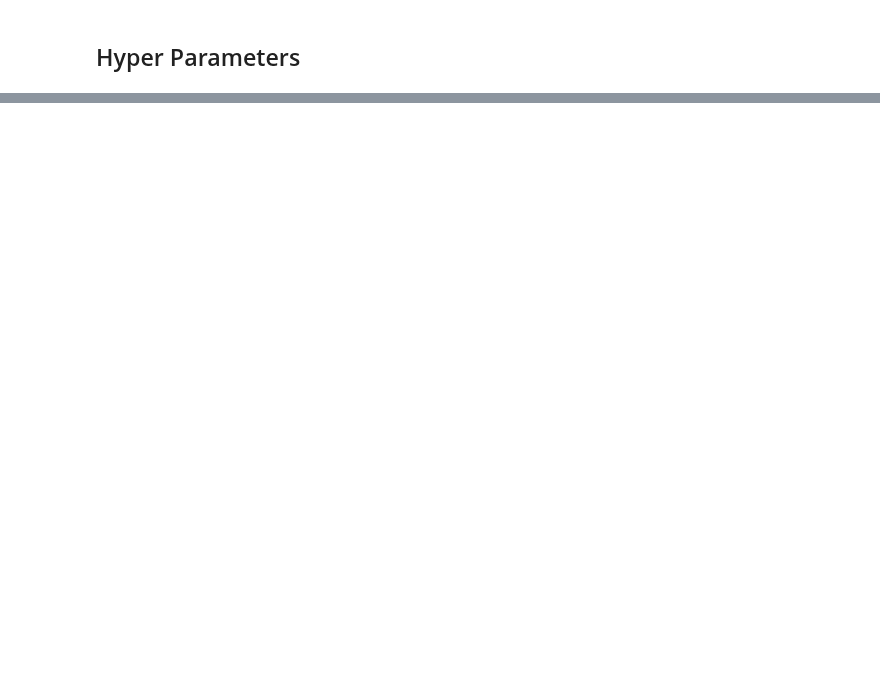
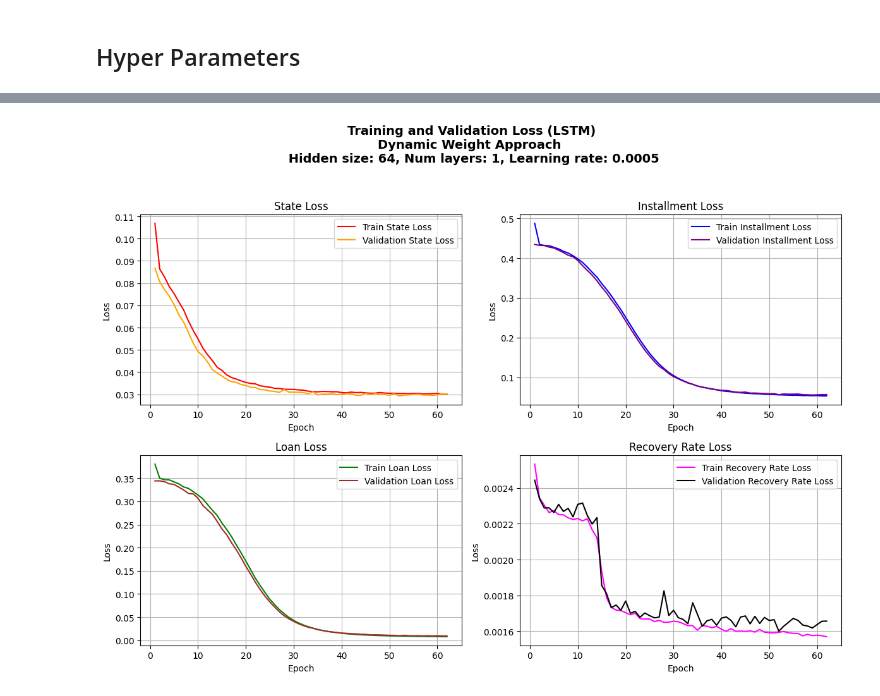
Before and after one commit to QianZeHao123/LoanRL, a Jupyter notebook: FINAL_4_LSTM_multi_task.ipynb, the cells around one changed output, grey strips where cells are left out. Cells and saved outputs as stored; diff of their text form; code cells hidden in the pictures; blank space fills up the shorter version.

```diff
--- a/FINAL_4_LSTM_multi_task.ipynb
+++ b/FINAL_4_LSTM_multi_task.ipynb
@@ -391,0 +1131,56 @@ Early stopping at epoch 87, the best validation loss is 0.09084107481281865
+# %%
+# a plot with 4 subplots
+fig, axs = plt.subplots(2, 2, figsize=(12, 9))
+
+# plot 1: traing_state_loss_list and val_state_loss_list
+axs[0, 0].plot(epochs, traing_state_loss_list, label="Train State Loss", color="red")
+axs[0, 0].plot(epochs, val_state_loss_list, label="Validation State Loss", color="orange")
+axs[0, 0].set_title("State Loss")
+axs[0, 0].set_xlabel("Epoch")
+axs[0, 0].set_ylabel("Loss")
+axs[0, 0].legend()
+axs[0, 0].grid(True)
+
+# plot 2: training_installment_loss_list and val_installment_loss_list
+axs[0, 1].plot(
+    epochs, training_installment_loss_list, label="Train Installment Loss", color="blue"
+)
+axs[0, 1].plot(
+    epochs, val_installment_loss_list, label="Validation Installment Loss", color="purple"
+)
+axs[0, 1].set_title("Installment Loss")
+axs[0, 1].set_xlabel("Epoch")
+axs[0, 1].set_ylabel("Loss")
+axs[0, 1].legend()
+axs[0, 1].grid(True)
+
+# plot 3: training_loan_loss_list and val_loan_loss_list
+axs[1, 0].plot(epochs, training_loan_loss_list, label="Train Loan Loss", color="green")
+axs[1, 0].plot(epochs, val_loan_loss_list, label="Validation Loan Loss", color="brown")
+axs[1, 0].set_title("Loan Loss")
+axs[1, 0].set_xlabel("Epoch")
+axs[1, 0].set_ylabel("Loss")
+axs[1, 0].legend()
+axs[1, 0].grid(True)
+
+# plot 4: training_recovery_rate_loss_list and val_recovery_rate_loss_list
+axs[1, 1].plot(
+    epochs, training_recovery_rate_loss_list, label="Train Recovery Rate Loss", color="magenta"
+)
+axs[1, 1].plot(
+    epochs, val_recovery_rate_loss_list, label="Validation Recovery Rate Loss", color="black"
+)
+axs[1, 1].set_title("Recovery Rate Loss")
+axs[1, 1].set_xlabel("Epoch")
+axs[1, 1].set_ylabel("Loss")
+axs[1, 1].legend()
+axs[1, 1].grid(True)
+
+# add model parameters to the subtitle
+suptitle = f"Dynamic Weight Approach \n Hidden size: {hidden_size}, Num layers: {num_layers}, Learning rate: {learning_rate}"
+plt.suptitle("Training and Validation Loss (LSTM)" + '\n' + suptitle, weight="bold", size=14)
+
+plt.tight_layout(rect=[0, 0, 1, 0.95])
+plt.show()
+# %% [output]
+[figure, added]
```
Also changed, not shown: parts of 18 cells of this notebook.
